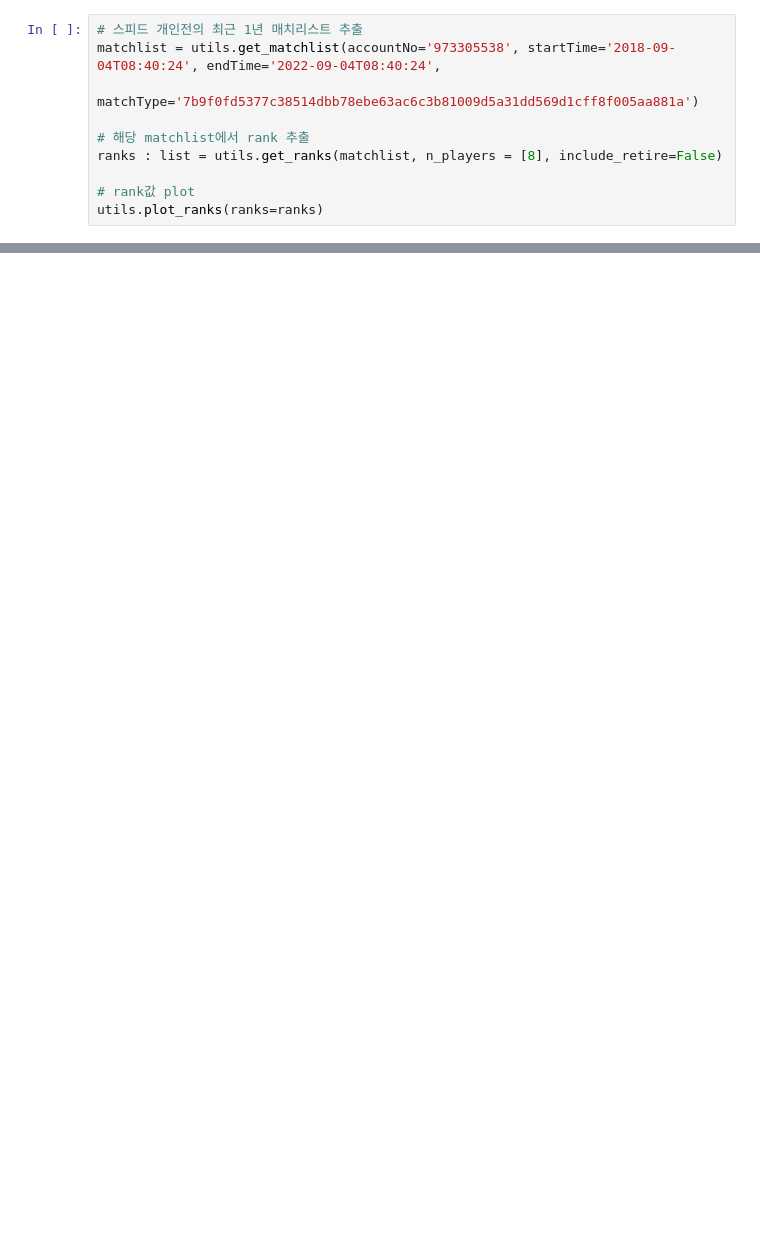
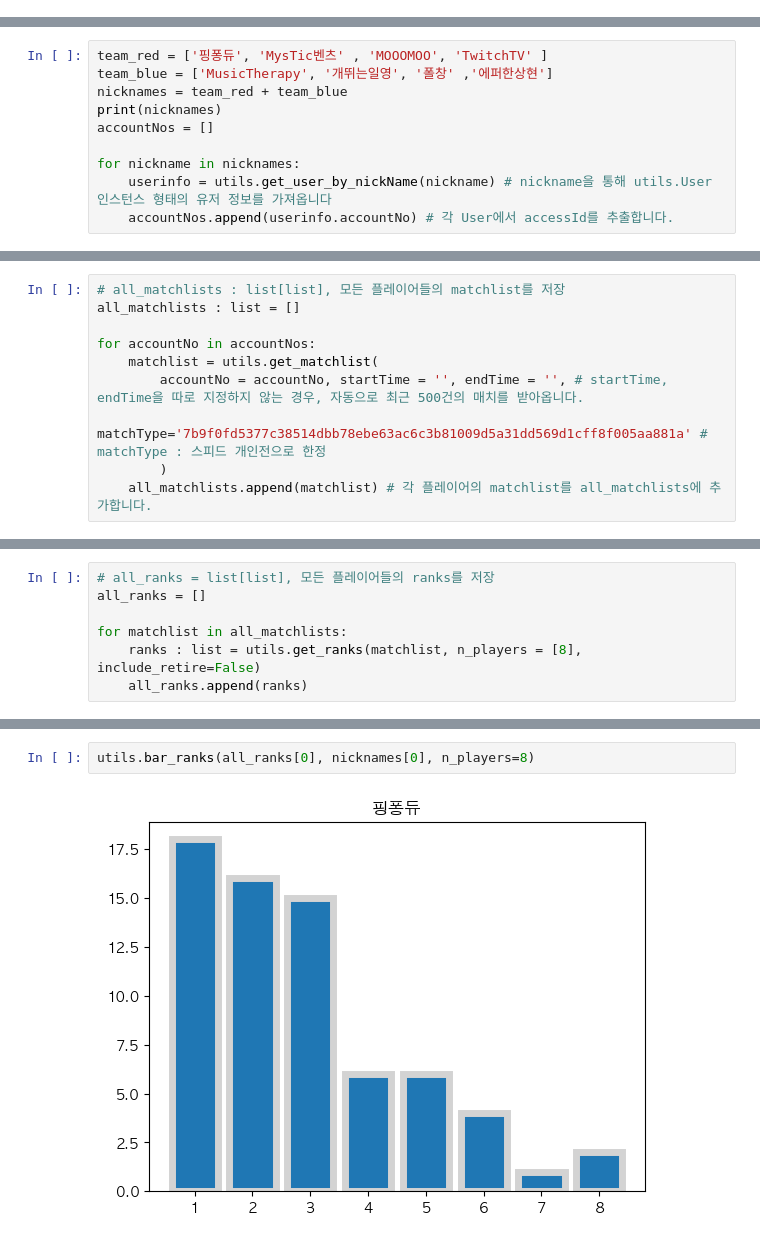
Before and after one commit to jihyounchoi/Kartrider_TMI, a Jupyter notebook: main.ipynb, the cells around one changed output, grey strips where cells are left out. Saved outputs shown, nothing was run; the diff lists cells and outputs as text; blank space fills up the shorter version.

```diff
--- a/main.ipynb
+++ b/main.ipynb
@@ -6,13 +7,3 @@ import matplotlib.pyplot as plt
 from data import Data
 
 import utils
-# %%
-# 스피드 개인전의 최근 1년 매치리스트 추출
-matchlist = utils.get_matchlist(accountNo='973305538', startTime='2018-09-04T08:40:24', endTime='2022-09-04T08:40:24',
-    matchType='7b9f0fd5377c38514dbb78ebe63ac6c3b81009d5a31dd569d1cff8f005aa881a')
-
-# 해당 matchlist에서 rank 추출
-ranks : list = utils.get_ranks(matchlist, n_players = [8], include_retire=False)
-
-# rank값 plot
-utils.plot_ranks(ranks=ranks)
@@ -44,0 +40,10 @@ plt.bar(x, y, align='center', edgecolor='lightgray',
+# %%
+team_red = ['핑퐁듀', 'MysTic벤츠' , 'MOOOMOO', 'TwitchTV' ]
+team_blue = ['MusicTherapy', '개뛰는일영', '폴창' ,'에퍼한상현']
+nicknames = team_red + team_blue
+print(nicknames)
+accountNos = []
+
+for nickname in nicknames:
+    userinfo = utils.get_user_by_nickName(nickname) # nickname을 통해 utils.User 인스턴스 형태의 유저 정보를 가져옵니다
+    accountNos.append(userinfo.accountNo) # 각 User에서 accessId를 추출합니다.
@@ -44,0 +74,10 @@ plt.bar(x, y, align='center', edgecolor='lightgray',
+# %%
+# all_matchlists : list[list], 모든 플레이어들의 matchlist를 저장
+all_matchlists : list = []
+
+for accountNo in accountNos:
+    matchlist = utils.get_matchlist(
+        accountNo = accountNo, startTime = '', endTime = '', # startTime, endTime을 따로 지정하지 않는 경우, 자동으로 최근 500건의 매치를 받아옵니다.
+        matchType='7b9f0fd5377c38514dbb78ebe63ac6c3b81009d5a31dd569d1cff8f005aa881a' # matchType : 스피드 개인전으로 한정
+        )
+    all_matchlists.append(matchlist) # 각 플레이어의 matchlist를 all_matchlists에 추가합니다.
@@ -44,0 +97,7 @@ plt.bar(x, y, align='center', edgecolor='lightgray',
+# %%
+# all_ranks = list[list], 모든 플레이어들의 ranks를 저장
+all_ranks = []
+
+for matchlist in all_matchlists:
+    ranks : list = utils.get_ranks(matchlist, n_players = [8], include_retire=False)
+    all_ranks.append(ranks)
@@ -44,0 +109,4 @@ plt.bar(x, y, align='center', edgecolor='lightgray',
+# %%
+utils.bar_ranks(all_ranks[0], nicknames[0], n_players=8)
+# %% [output]
+[figure, added]
```
Also changed, not shown: parts of 34 cells of this notebook, 2 other files.
